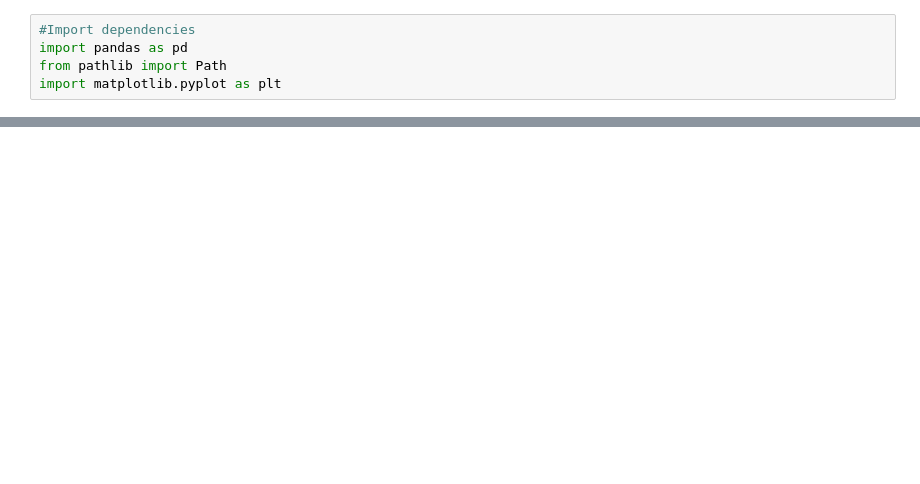
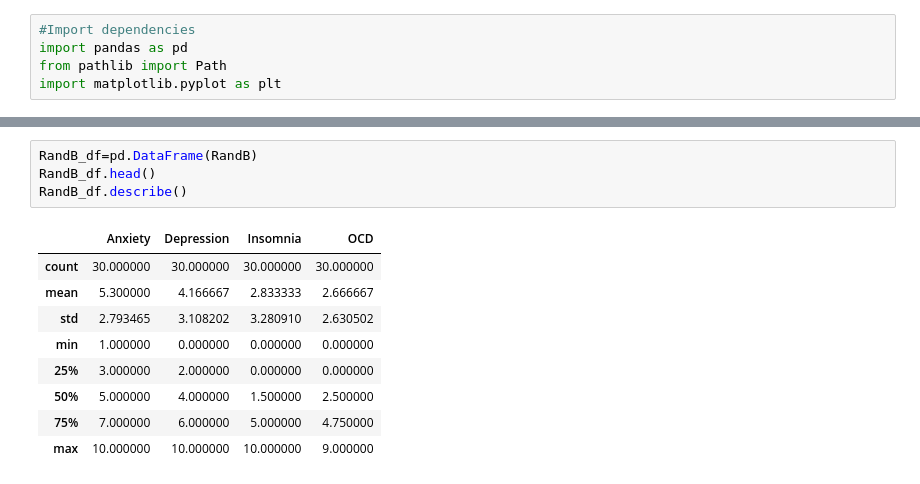
Before and after one commit to hopkinsbowman78/music_and_mental_health, a Jupyter notebook: Heather/Heathers_Notebook.ipynb, the cells around one changed output, grey strips where cells are left out. Saved outputs shown, nothing was run; the diff lists cells and outputs as text; blank space fills up the shorter version.

```diff
--- a/Heather/Heathers_Notebook.ipynb
+++ b/Heather/Heathers_Notebook.ipynb
@@ -172,0 +167,14 @@ I would like to research more recent data, specifically surveys during and after
+# %%
+RandB_df=pd.DataFrame(RandB)
+RandB_df.head()
+RandB_df.describe()
+# %% [output]
+|  | Anxiety | Depression | Insomnia | OCD |
+| count | 30.000000 | 30.000000 | 30.000000 | 30.000000 |
+| mean | 5.300000 | 4.166667 | 2.833333 | 2.666667 |
+| std | 2.793465 | 3.108202 | 3.280910 | 2.630502 |
+| min | 1.000000 | 0.000000 | 0.000000 | 0.000000 |
+| 25% | 3.000000 | 2.000000 | 0.000000 | 0.000000 |
+| 50% | 5.000000 | 4.000000 | 1.500000 | 2.500000 |
+| 75% | 7.000000 | 6.000000 | 5.000000 | 4.750000 |
+| max | 10.000000 | 10.000000 | 10.000000 | 9.000000 |
```
Also changed, not shown: parts of 32 cells of this notebook, 5 other files.
